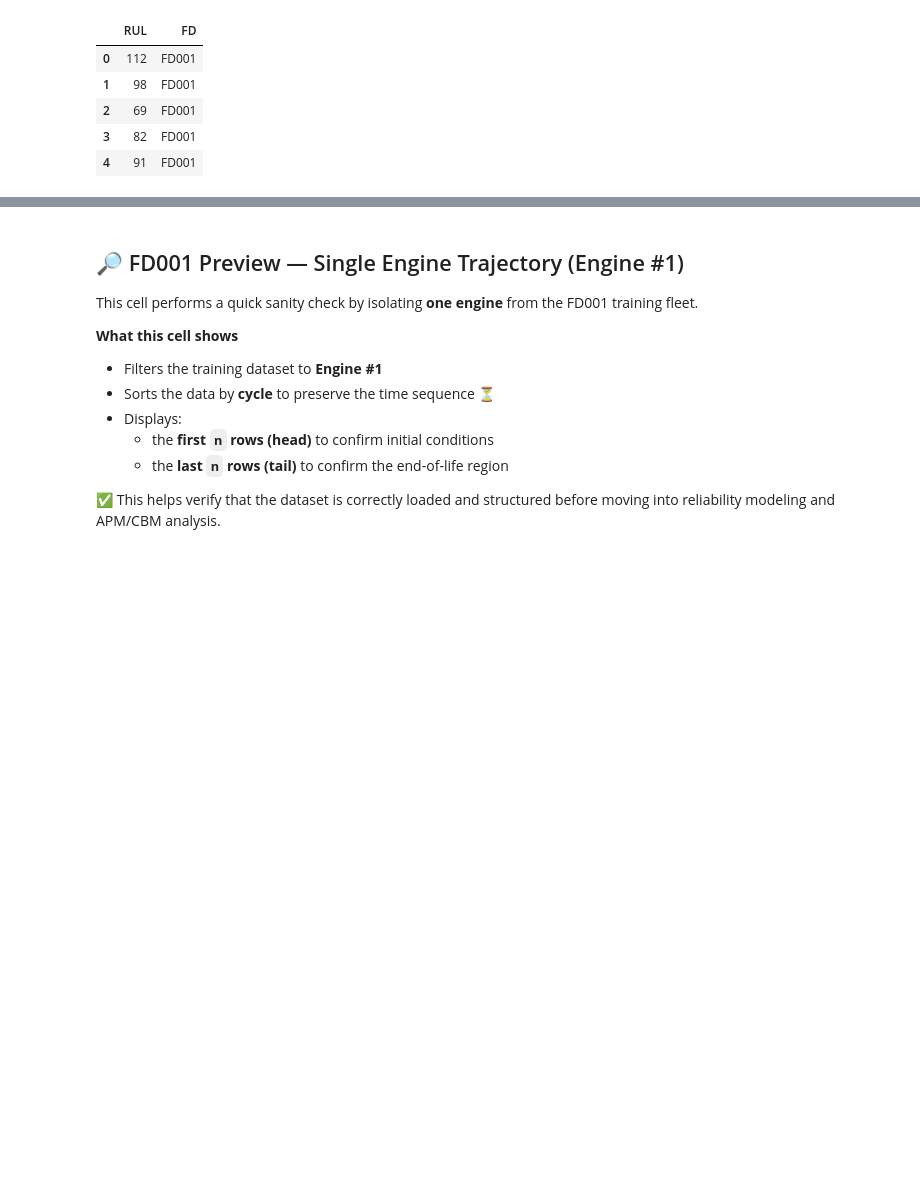
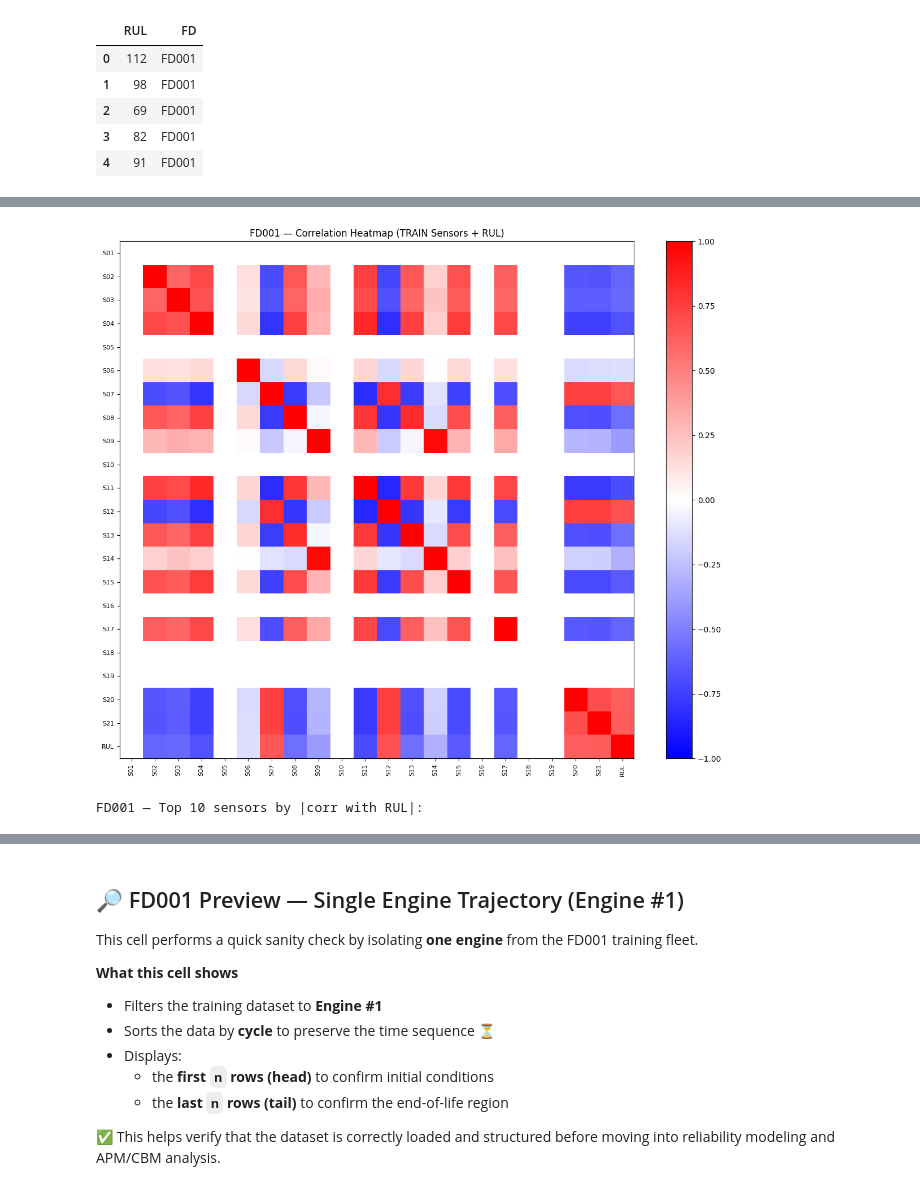
Before and after one commit to Tareq-Alsahaf/ISE-518, a Jupyter notebook: ISE-506 & ISE-510 FP .ipynb, the cells around one changed output, grey strips where cells are left out. Drawn from its saved outputs; the diff is of its cells as text; code cells hidden in the pictures; blank space fills up the shorter version.

```diff
--- a/ISE-506 & ISE-510 FP .ipynb
+++ b/ISE-506 & ISE-510 FP .ipynb
@@ -242,0 +260,15 @@ FD001 test  RUL [min, max]: [7 , 340]
+# %%
+# =========================
+# FD001 Data Quality Check (TRAIN / TEST / RUL)
+#   - Missing values + duplicate rows
+#   - Compatible with your variables: train_FD001, test_FD001, rul_FD001
+# =========================
+
+rows = []
+for name, df in [("FD001-TRAIN", train_FD001), ("FD001-TEST", test_FD001), ("FD001-RUL", rul_FD001)]:
+    missing = int(df.isna().sum().sum())
+    duplicates = int(df.duplicated().sum())
+    rows.append([name, missing, duplicates])
+
+report_fd001 = pd.DataFrame(rows, columns=["Dataset", "Missing_Values", "Duplicate_Rows"])
+display(report_fd001)
@@ -242,0 +440,59 @@ FD001 test  RUL [min, max]: [7 , 340]
+# %%
+# =========================
+# FD001 ONLY — Correlation Heatmap (TRAIN Sensors + RUL) ✅
+#   - Uses TRAIN only (run-to-failure) so RUL is consistent per row
+#   - Heatmap uses short labels S01..S21 + RUL for readability
+# =========================
+
+import numpy as np
+import pandas as pd
+import matplotlib.pyplot as plt
+
+# Ensure FD001 is loaded
+if not all(k in globals() for k in ["train_FD001"]):
+    if "load_cmaps" not in globals():
+        raise NameError("FD001 not loaded and load_cmaps() not found. Run the FD001 loader cell first.")
+    train_FD001, test_FD001, rul_FD001 = load_cmaps("FD001")
+    print("FD001 was not defined -> loaded now using load_cmaps('FD001') ✅")
+
+# Detect sensor columns (your labeled sensors start with "(" )
+sensor_cols = [c for c in train_FD001.columns if isinstance(c, str) and c.strip().startswith("(")]
+if not sensor_cols:
+    raise ValueError("FD001: No sensor columns detected (expected columns starting with '(').")
+
+# Short labels for readability (S01..S21 + RUL)
+short_sensors = [f"S{i:02d}" for i in range(1, len(sensor_cols) + 1)]
+short_labels = short_sensors + ["RUL"]
+
+print("\nAxis label map (Sxx -> sensor name):")
+for k, name in zip(short_sensors, sensor_cols):
+    print(f"{k}: {name}")
+print("RUL: Remaining Useful Life (cycles) computed from TRAIN (run-to-failure)")
+
+# Use TRAIN only (already has RUL in your loader, but we compute defensively if missing)
+train_df = train_FD001.copy()
+
+if "RUL" not in train_df.columns:
+    if "engine_id" not in train_df.columns or "cycle" not in train_df.columns:
+        raise ValueError("FD001: 'engine_id' and 'cycle' columns are required to compute RUL.")
+    max_cycle = train_df.groupby("engine_id")["cycle"].max()
+    train_df["RUL"] = train_df["engine_id"].map(max_cycle) - train_df["cycle"]
+
+# Correlation among sensors + RUL
+corr_df = train_df[sensor_cols + ["RUL"]]
+corr = corr_df.corr(numeric_only=True)
+
+plt.figure(figsize=(12, 10))
+im = plt.imshow(corr.values, aspect="auto", vmin=-1, vmax=1, cmap="bwr")
+plt.colorbar(im)
+plt.xticks(range(len(short_labels)), short_labels, rotation=90, fontsize=8)
+plt.yticks(range(len(short_labels)), short_labels, fontsize=8)
+plt.title("FD001 — Correlation Heatmap (TRAIN Sensors + RUL)")
+plt.tight_layout()
+plt.show()
+
+# Top correlations with RUL
+rul_corr = corr["RUL"].drop("RUL").sort_values(key=lambda s: s.abs(), ascending=False)
+print("\nFD001 — Top 10 sensors by |corr with RUL|:")
+display(rul_corr.head(10).to_frame(name="corr_with_RUL"))
+# %% [output]
@@ -242,0 +516,2 @@ FD001 test  RUL [min, max]: [7 , 340]
+[figure, added]
+FD001 — Top 10 sensors by |corr with RUL|:
```
Also changed, not shown: parts of 9 cells of this notebook, 1 other file.
